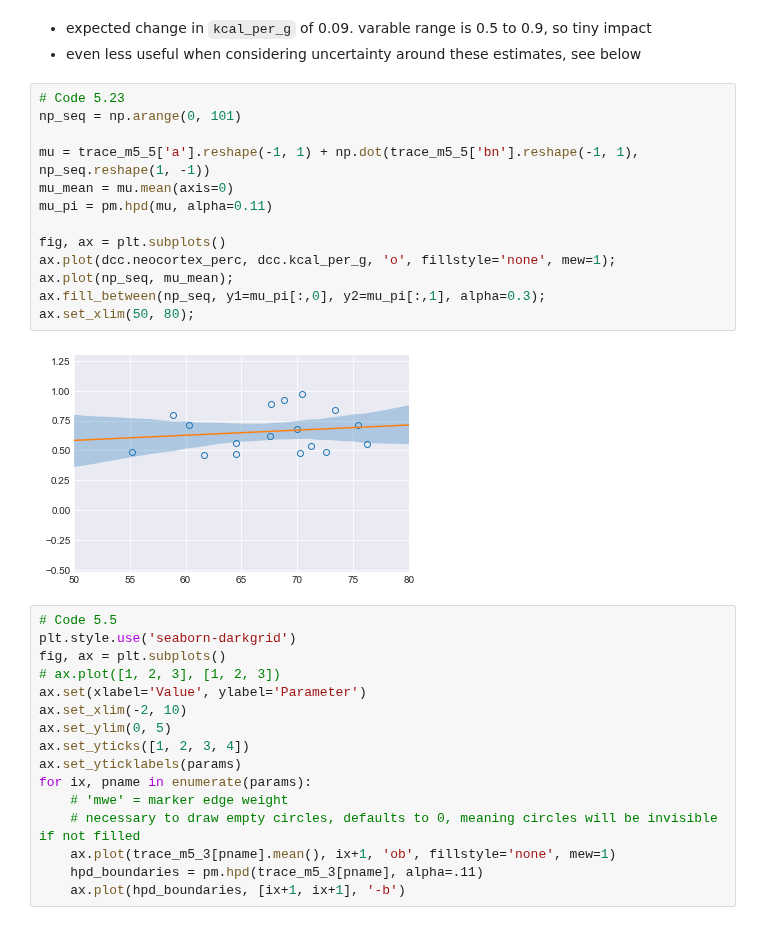
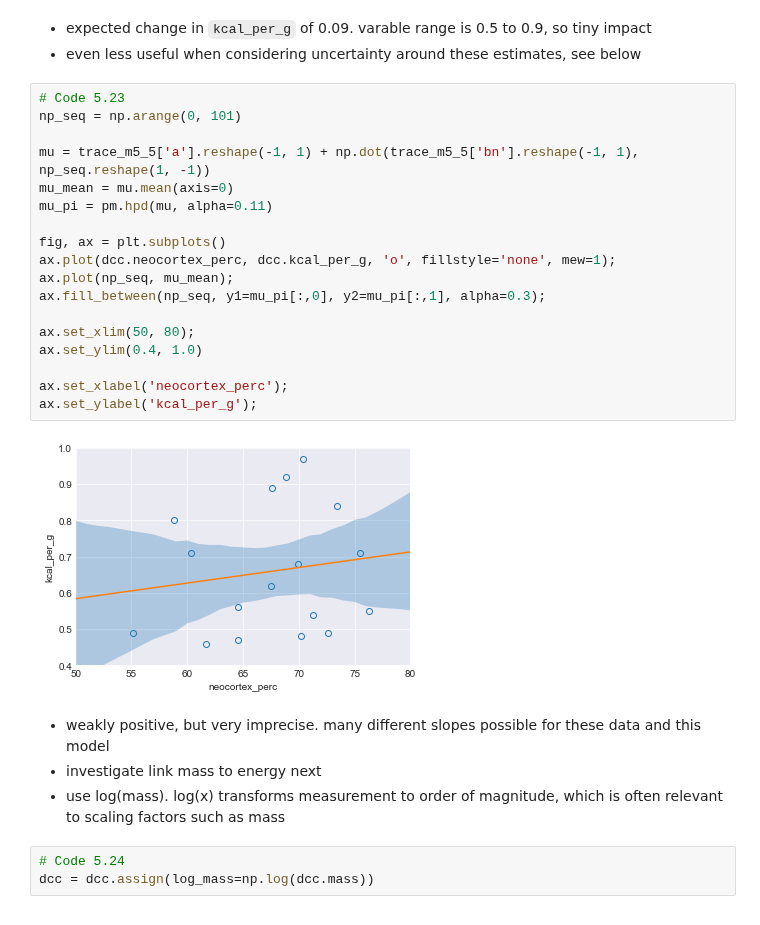
Before and after one commit to nwweber/statistical_rethinking, a Jupyter notebook: chapter_05_multivariate_linear_models.ipynb, the cells around one changed output. Cells and saved outputs as stored; diff of their text form.

```diff
--- a/chapter_05_multivariate_linear_models.ipynb
+++ b/chapter_05_multivariate_linear_models.ipynb
@@ -632,31 +632,27 @@ trace_m5_5['bn'].mean() * (76 - 55)
 # %%
 # Code 5.23
 np_seq = np.arange(0, 101)
 
 mu = trace_m5_5['a'].reshape(-1, 1) + np.dot(trace_m5_5['bn'].reshape(-1, 1), np_seq.reshape(1, -1))
 mu_mean = mu.mean(axis=0)
 mu_pi = pm.hpd(mu, alpha=0.11)
 
 fig, ax = plt.subplots()
 ax.plot(dcc.neocortex_perc, dcc.kcal_per_g, 'o', fillstyle='none', mew=1);
 ax.plot(np_seq, mu_mean);
 ax.fill_between(np_seq, y1=mu_pi[:,0], y2=mu_pi[:,1], alpha=0.3);
+
 ax.set_xlim(50, 80);
+ax.set_ylim(0.4, 1.0)
+
+ax.set_xlabel('neocortex_perc');
+ax.set_ylabel('kcal_per_g');
 # %% [output]
-[figure, old version]
+[figure, new version]
-# %%
-# Code 5.5
-plt.style.use('seaborn-darkgrid')
-fig, ax = plt.subplots()
-# ax.plot([1, 2, 3], [1, 2, 3])
-ax.set(xlabel='Value', ylabel='Parameter')
-ax.set_xlim(-2, 10)
-ax.set_ylim(0, 5)
-ax.set_yticks([1, 2, 3, 4])
-ax.set_yticklabels(params)
-for ix, pname in enumerate(params):
-    # 'mwe' = marker edge weight
-    # necessary to draw empty circles, defaults to 0, meaning circles will be invisible if not filled
-    ax.plot(trace_m5_3[pname].mean(), ix+1, 'ob', fillstyle='none', mew=1)
-    hpd_boundaries = pm.hpd(trace_m5_3[pname], alpha=.11)
-    ax.plot(hpd_boundaries, [ix+1, ix+1], '-b')
+# %% [markdown]
+* weakly positive, but very imprecise. many different slopes possible for these data and this model
+* investigate link mass to energy next
+* use log(mass). log(x) transforms measurement to order of magnitude, which is often relevant to scaling factors such as mass
+# %%
+# Code 5.24
+dcc = dcc.assign(log_mass=np.log(dcc.mass))
```
Also changed, not shown: parts of 6 cells of this notebook.
